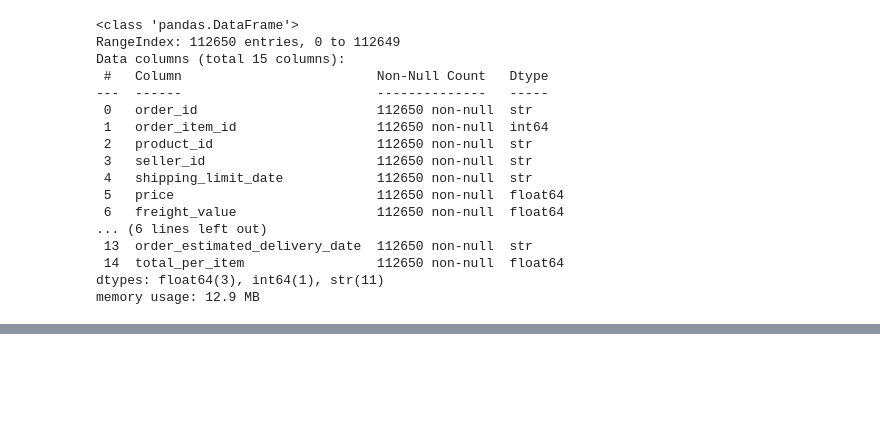
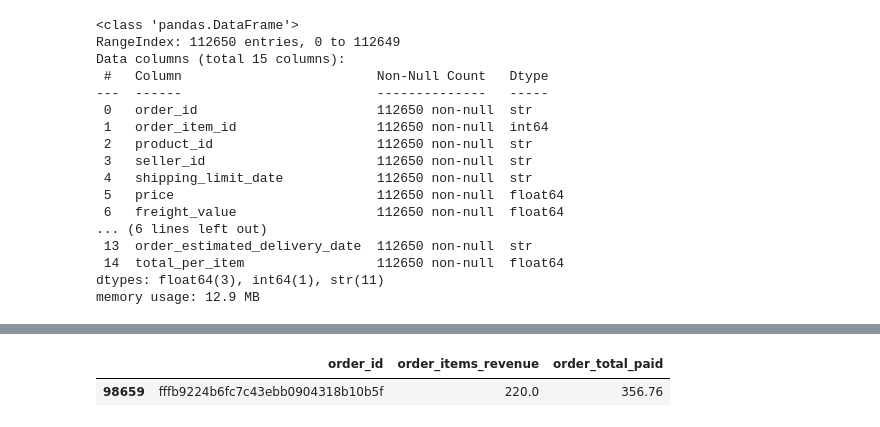
Before and after one commit to racha334/IDS-Data-Science-Internship, a Jupyter notebook: jupyter/04_revenue.ipynb, the cells around one changed output, grey strips where cells are left out. Saved outputs shown, nothing was run; the diff lists cells and outputs as text; code cells hidden in the pictures; blank space fills up the shorter version.

```diff
--- a/jupyter/04_revenue.ipynb
+++ b/jupyter/04_revenue.ipynb
@@ -325,0 +339,5 @@ memory usage: 12.9 MB
+# %%
+orders_level[orders_level["order_id"] == "fffb9224b6fc7c43ebb0904318b10b5f"].head()
+# %% [output]
+|  | order_id | order_items_revenue | order_total_paid |
+| 98659 | fffb9224b6fc7c43ebb0904318b10b5f | 220.0 | 356.76 |
```
Also changed, not shown: parts of 2 cells of this notebook, 11 other files.
